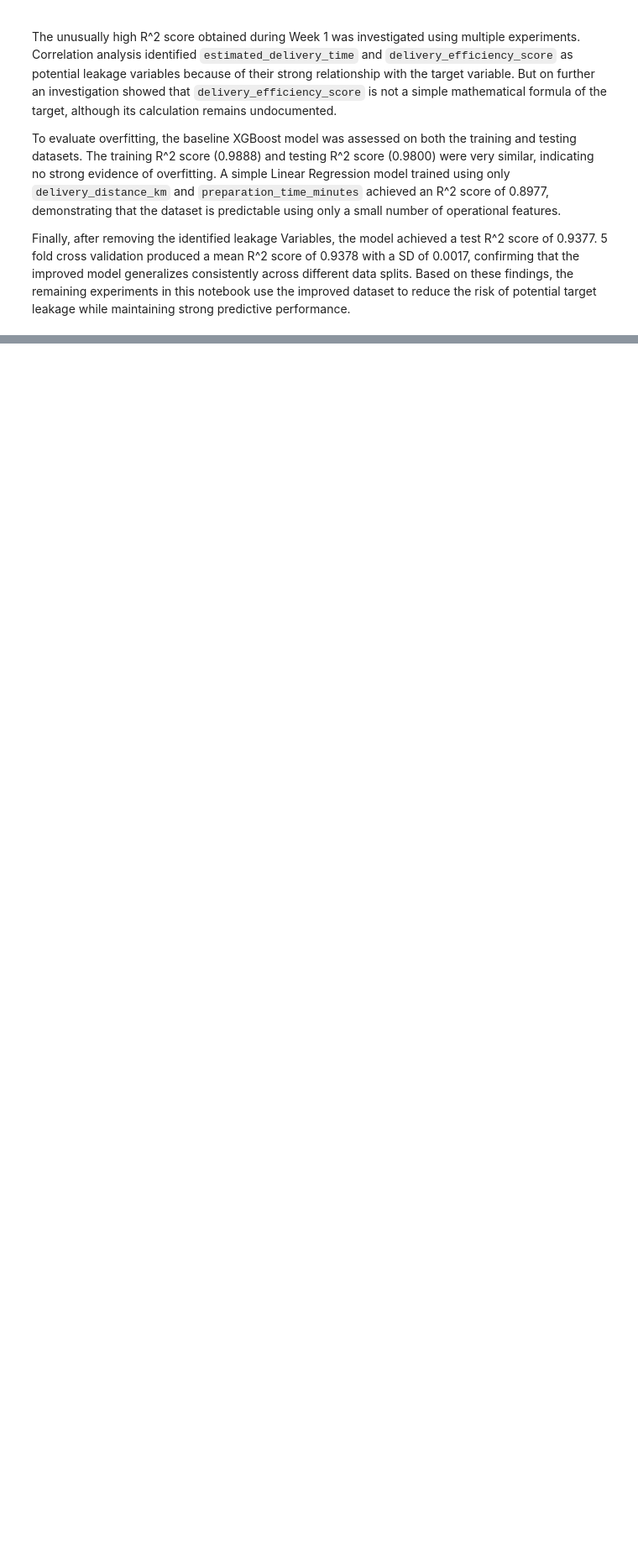
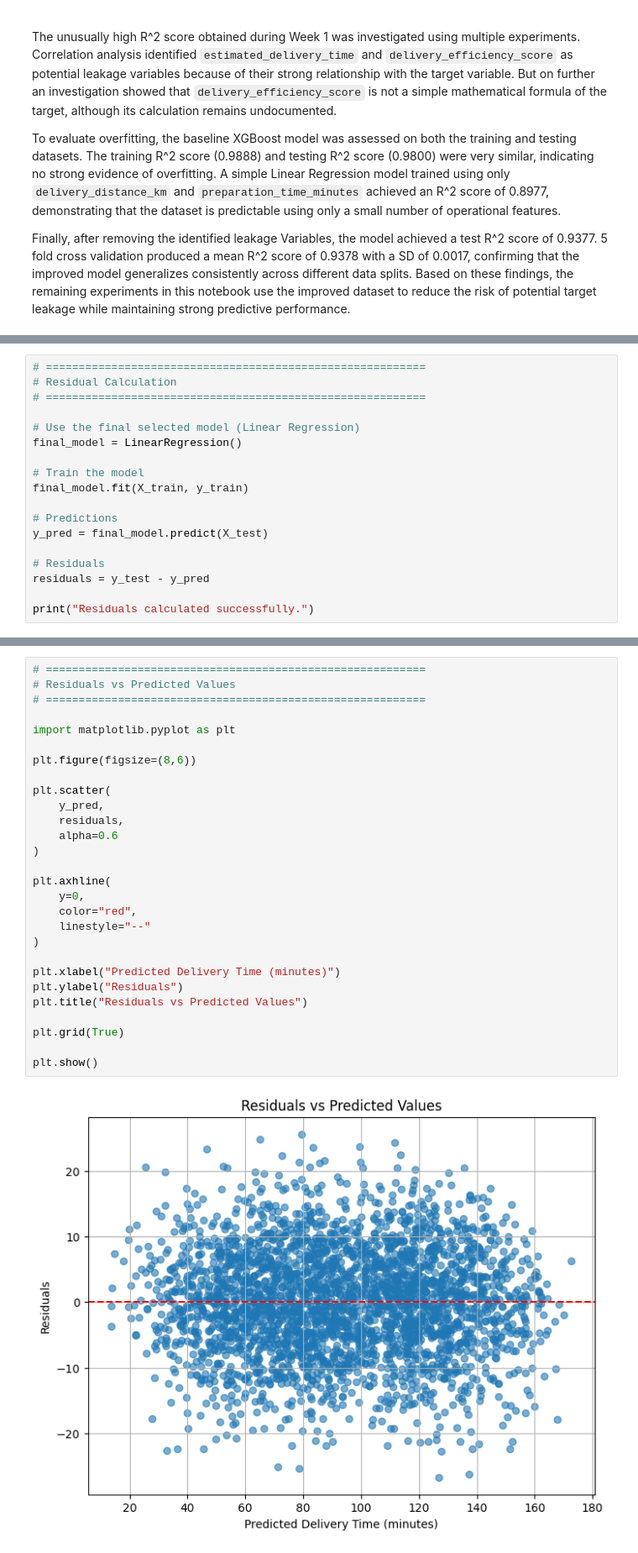
Before and after one commit to the-vignesh/Food-Delivery-Time-Prediction, a Jupyter notebook: Wk2_Rigorous_Modelling.ipynb, the cells around one changed output, grey strips where cells are left out. Shown at 84% size. Cells and saved outputs as stored; diff of their text form; blank space fills up the shorter version.

```diff
--- a/Wk2_Rigorous_Modelling.ipynb
+++ b/Wk2_Rigorous_Modelling.ipynb
@@ -673,0 +1128,18 @@ Finally, after removing the identified leakage Variables, the model achieved a t
+# %%
+# ==========================================================
+# Residual Calculation
+# ==========================================================
+
+# Use the final selected model (Linear Regression)
+final_model = LinearRegression()
+
+# Train the model
+final_model.fit(X_train, y_train)
+
+# Predictions
+y_pred = final_model.predict(X_test)
+
+# Residuals
+residuals = y_test - y_pred
+
+print("Residuals calculated successfully.")
@@ -673,0 +1148,30 @@ Finally, after removing the identified leakage Variables, the model achieved a t
+# %%
+# ==========================================================
+# Residuals vs Predicted Values
+# ==========================================================
+
+import matplotlib.pyplot as plt
+
+plt.figure(figsize=(8,6))
+
+plt.scatter(
+    y_pred,
+    residuals,
+    alpha=0.6
+)
+
+plt.axhline(
+    y=0,
+    color="red",
+    linestyle="--"
+)
+
+plt.xlabel("Predicted Delivery Time (minutes)")
+plt.ylabel("Residuals")
+plt.title("Residuals vs Predicted Values")
+
+plt.grid(True)
+
+plt.show()
+# %% [output]
+[figure, added]
```
Also changed, not shown: parts of 39 cells of this notebook.
